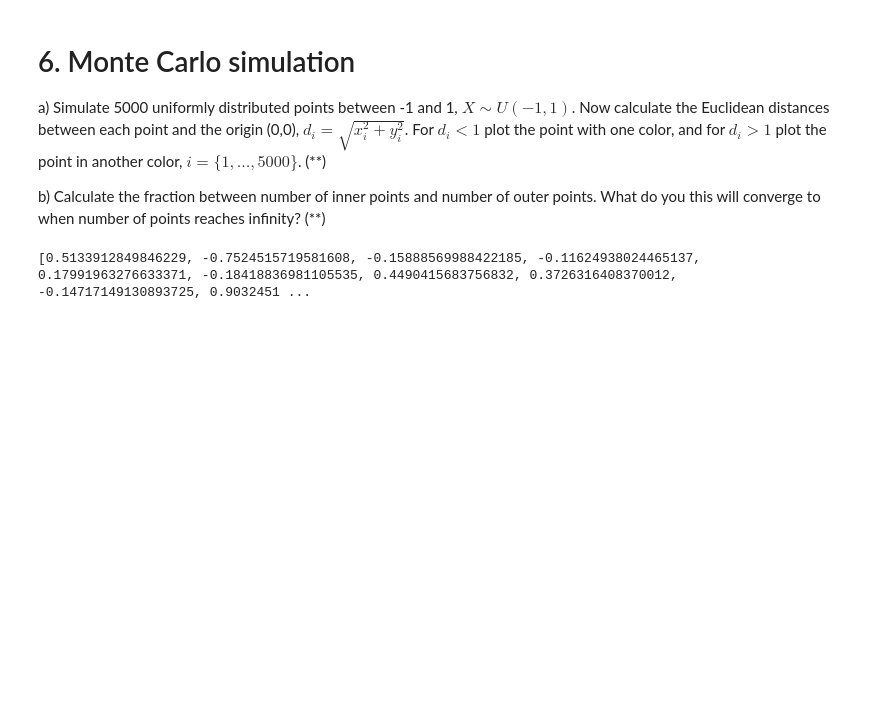
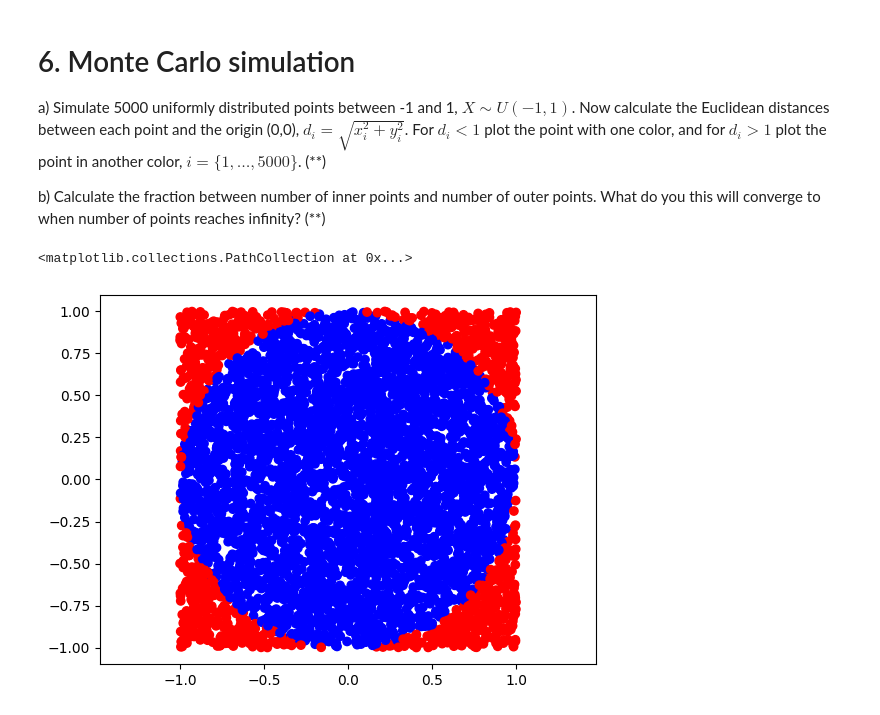
Before and after one commit to Crudeerz/Python-Rasmus-Berghall, a Jupyter notebook: Exercises/Exercise04-lists.ipynb, the cells around one changed output. Drawn from its saved outputs; the diff is of its cells as text; code cells hidden in the pictures; blank space fills up the shorter version.

```diff
--- a/Exercises/Exercise04-lists.ipynb
+++ b/Exercises/Exercise04-lists.ipynb
@@ -193,9 +193,19 @@ Text(0, 0.5, 'Probability')
 a) Simulate 5000 uniformly distributed points between -1 and 1, $X\sim U(-1,1)$. Now calculate the Euclidean distances between each point and the origin (0,0), $d_i = \sqrt{x_i^2 + y_i^2}$. For $d_i < 1$ plot the point with one color, and for $d_i > 1$ plot the point in another color, $i = \{1,\ldots, 5000\}$.  (**)
 
 b) Calculate the fraction between number of inner points and number of outer points. What do you this will converge to when number of points reaches infinity? (**)
-# %%
-
-randomlist = [random.uniform(-1,1) for x in range(5000)]
-print(randomlist)
-# %% [output]
-[0.5133912849846229, -0.7524515719581608, -0.15888569988422185, -0.11624938024465137, 0.17991963276633371, -0.18418836981105535, 0.4490415683756832, 0.3726316408370012, -0.14717149130893725, 0.9032451 ...
+# %%
+import math
+import numpy as np
+
+x = [random.uniform(-1,1) for x in range(5000)]
+y = [random.uniform(-1,1) for x in range(5000)]
+
+euclidean_dist = [math.sqrt(x[i]**2 + y[i]**2) for i in range(len(x))]
+
+colors = ['blue' if d1 < 1 else 'red' for d1 in euclidean_dist]
+
+plt.axis('equal')
+plt.scatter(x, y, c=colors)
+# %% [output]
+<matplotlib.collections.PathCollection at 0x...>
+[figure, added]
```
Also changed, not shown: parts of 1 cell of this notebook, 4 other files.
